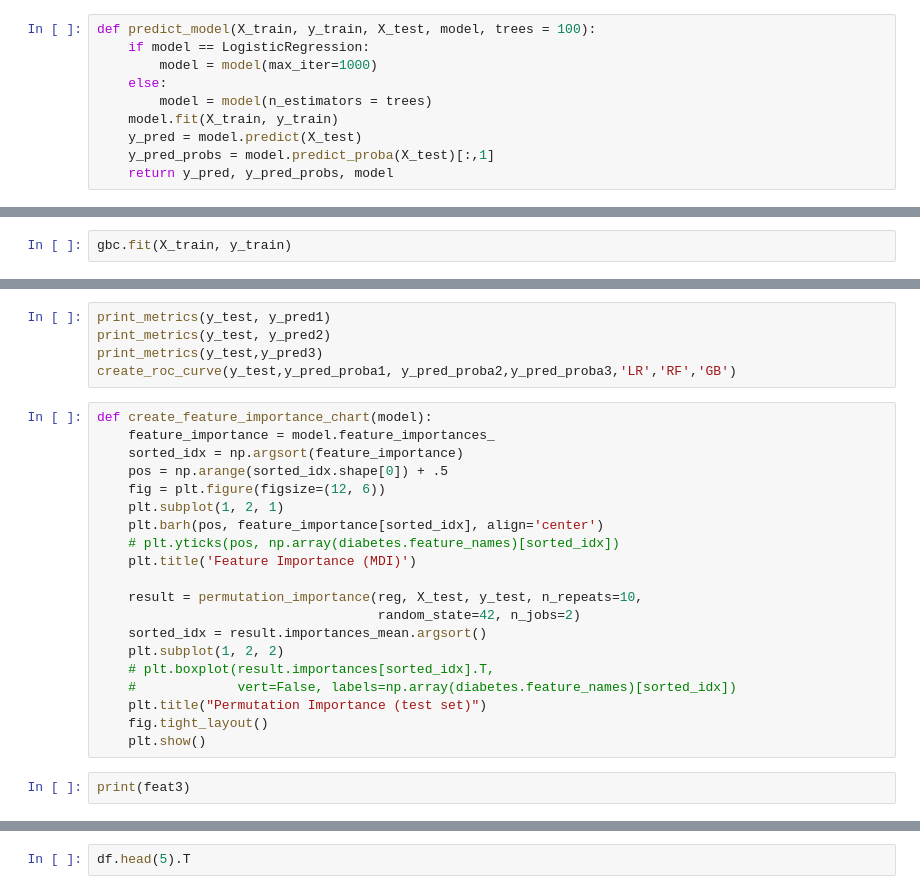
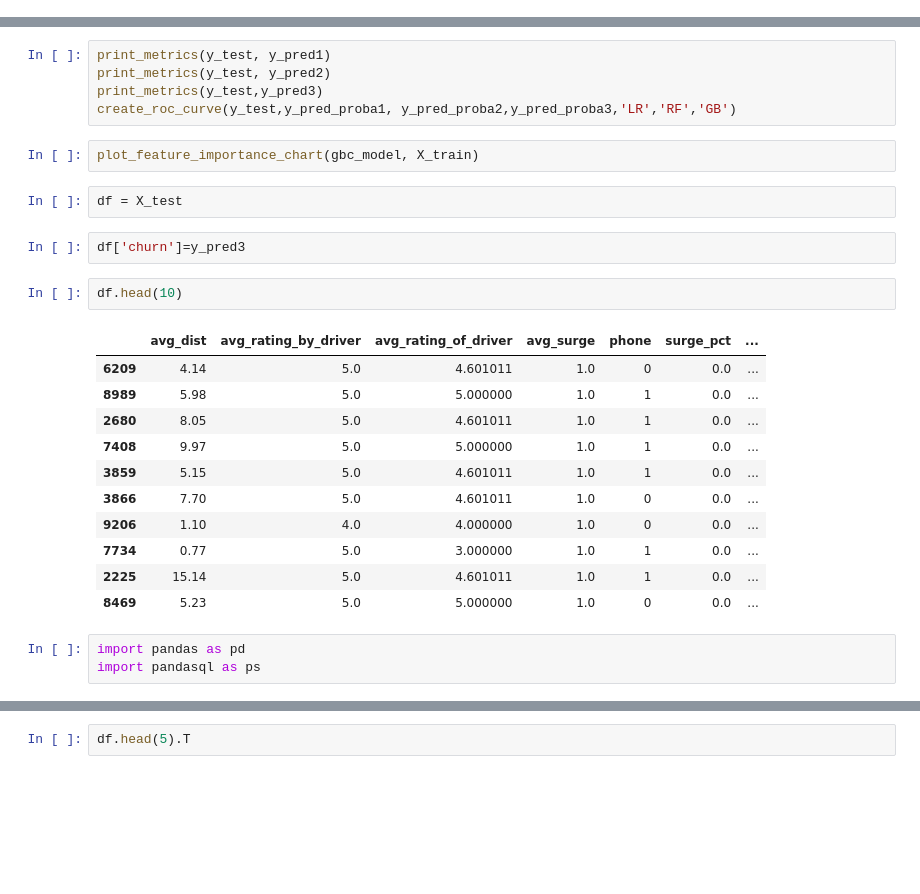
Before and after one commit to hahyunlee/Rideshare, a Jupyter notebook: notebooks/01-jl-data-exploration.ipynb, the cells around one changed output, grey strips where cells are left out. Drawn from its saved outputs; the diff is of its cells as text; blank space fills up the shorter version.

```diff
--- a/notebooks/01-jl-data-exploration.ipynb
+++ b/notebooks/01-jl-data-exploration.ipynb
@@ -98,10 +113,0 @@ def create_roc_curve(y_test,y_pred_probs1, y_pred_probs2, y_pred_probs3, model1,
-# %%
-def predict_model(X_train, y_train, X_test, model, trees = 100):
-    if model == LogisticRegression:
-        model = model(max_iter=1000)
-    else:
-        model = model(n_estimators = trees)
-    model.fit(X_train, y_train)
-    y_pred = model.predict(X_test)
-    y_pred_probs = model.predict_proba(X_test)[:,1]
-    return y_pred, y_pred_probs, model
@@ -135,2 +127,0 @@ gbc = GradientBoostingClassifier(n_estimators = 100)
-# %%
-gbc.fit(X_train, y_train)
@@ -209,25 +134,26 @@ print_metrics(y_test, y_pred1)
 print_metrics(y_test, y_pred2)
 print_metrics(y_test,y_pred3)
 create_roc_curve(y_test,y_pred_proba1, y_pred_proba2,y_pred_proba3,'LR','RF','GB')
-# %%
-def create_feature_importance_chart(model):
-    feature_importance = model.feature_importances_
-    sorted_idx = np.argsort(feature_importance)
-    pos = np.arange(sorted_idx.shape[0]) + .5
-    fig = plt.figure(figsize=(12, 6))
-    plt.subplot(1, 2, 1)
-    plt.barh(pos, feature_importance[sorted_idx], align='center')
-    # plt.yticks(pos, np.array(diabetes.feature_names)[sorted_idx])
-    plt.title('Feature Importance (MDI)')
-
-    result = permutation_importance(reg, X_test, y_test, n_repeats=10,
-                                    random_state=42, n_jobs=2)
-    sorted_idx = result.importances_mean.argsort()
-    plt.subplot(1, 2, 2)
-    # plt.boxplot(result.importances[sorted_idx].T,
-    #             vert=False, labels=np.array(diabetes.feature_names)[sorted_idx])
-    plt.title("Permutation Importance (test set)")
-    fig.tight_layout()
-    plt.show()
-# %%
-print(feat3)
+# %%
+plot_feature_importance_chart(gbc_model, X_train)
+# %%
+df = X_test
+# %%
+df['churn']=y_pred3
+# %%
+df.head(10)
+# %% [output]
+|  | avg_dist | avg_rating_by_driver | avg_rating_of_driver | avg_surge | phone | surge_pct | ... |
+| 6209 | 4.14 | 5.0 | 4.601011 | 1.0 | 0 | 0.0 | ... |
+| 8989 | 5.98 | 5.0 | 5.000000 | 1.0 | 1 | 0.0 | ... |
+| 2680 | 8.05 | 5.0 | 4.601011 | 1.0 | 1 | 0.0 | ... |
+| 7408 | 9.97 | 5.0 | 5.000000 | 1.0 | 1 | 0.0 | ... |
+| 3859 | 5.15 | 5.0 | 4.601011 | 1.0 | 1 | 0.0 | ... |
+| 3866 | 7.70 | 5.0 | 4.601011 | 1.0 | 0 | 0.0 | ... |
+| 9206 | 1.10 | 4.0 | 4.000000 | 1.0 | 0 | 0.0 | ... |
+| 7734 | 0.77 | 5.0 | 3.000000 | 1.0 | 1 | 0.0 | ... |
+| 2225 | 15.14 | 5.0 | 4.601011 | 1.0 | 1 | 0.0 | ... |
+| 8469 | 5.23 | 5.0 | 5.000000 | 1.0 | 0 | 0.0 | ... |
+# %%
+import pandas as pd
+import pandasql as ps
```
Also changed, not shown: parts of 35 cells of this notebook, 2 other files.
